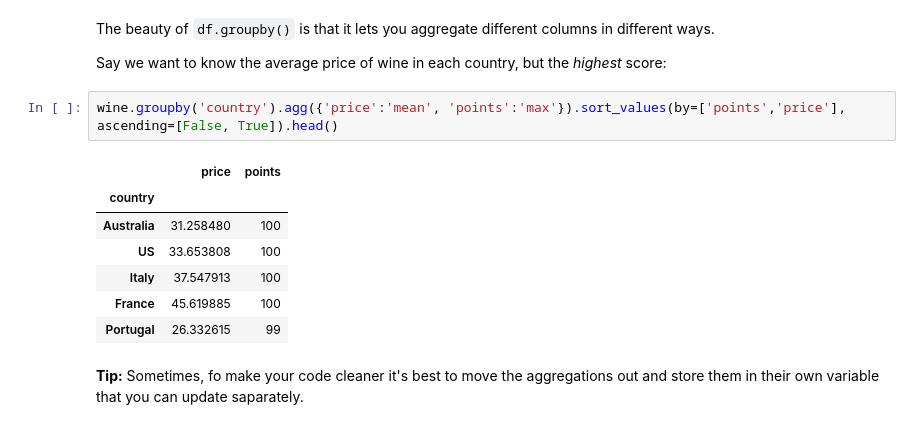
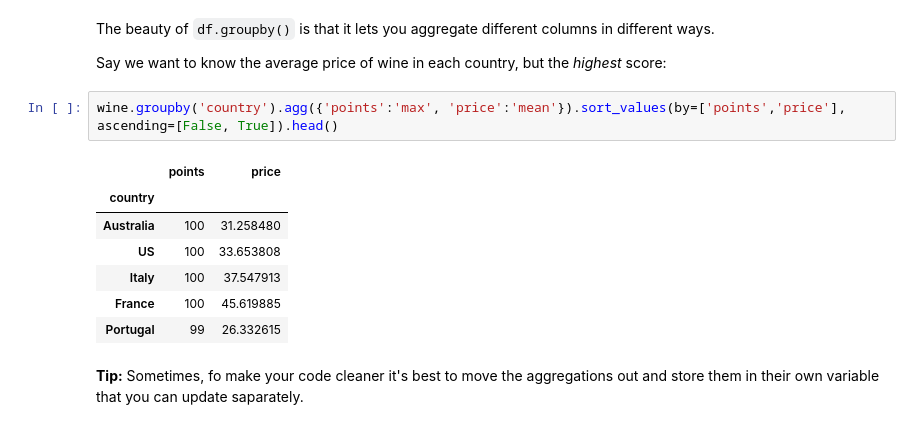
Before and after one commit to rachelkberryman/DSR_Pandas, a Jupyter notebook: 2. Summarizing, Aggregating and Grouping.ipynb, the cells around one changed output. Drawn from its saved outputs; the diff is of its cells as text.

```diff
--- a/2. Summarizing, Aggregating and Grouping.ipynb
+++ b/2. Summarizing, Aggregating and Grouping.ipynb
@@ -251,15 +392,15 @@ The beauty of `df.groupby()` is that it lets you aggregate different columns in
 
 Say we want to know the average price of wine in each country, but the _highest_ score:
 # %%
-wine.groupby('country').agg({'price':'mean', 'points':'max'}).sort_values(by=['points','price'], ascending=[False, True]).head()
+wine.groupby('country').agg({'points':'max', 'price':'mean'}).sort_values(by=['points','price'], ascending=[False, True]).head()
 # %% [output]
-|  | price | points |
+|  | points | price |
 | country |  |  |
-| Australia | 31.258480 | 100 |
-| US | 33.653808 | 100 |
-| Italy | 37.547913 | 100 |
-| France | 45.619885 | 100 |
-| Portugal | 26.332615 | 99 |
+| Australia | 100 | 31.258480 |
+| US | 100 | 33.653808 |
+| Italy | 100 | 37.547913 |
+| France | 100 | 45.619885 |
+| Portugal | 99 | 26.332615 |
 # %% [markdown]
 **Tip:** Sometimes, fo make your code cleaner it's best to move the aggregations out and store them in their own variable that you can update saparately.
 # %%
```
Also changed, not shown: parts of 64 cells of this notebook, 4 other files.
